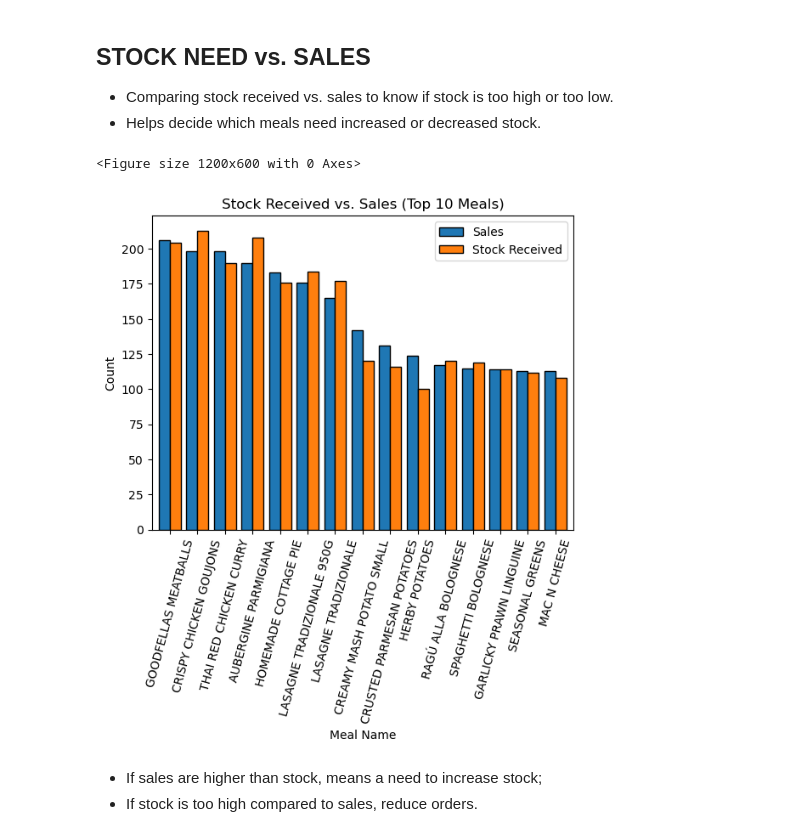
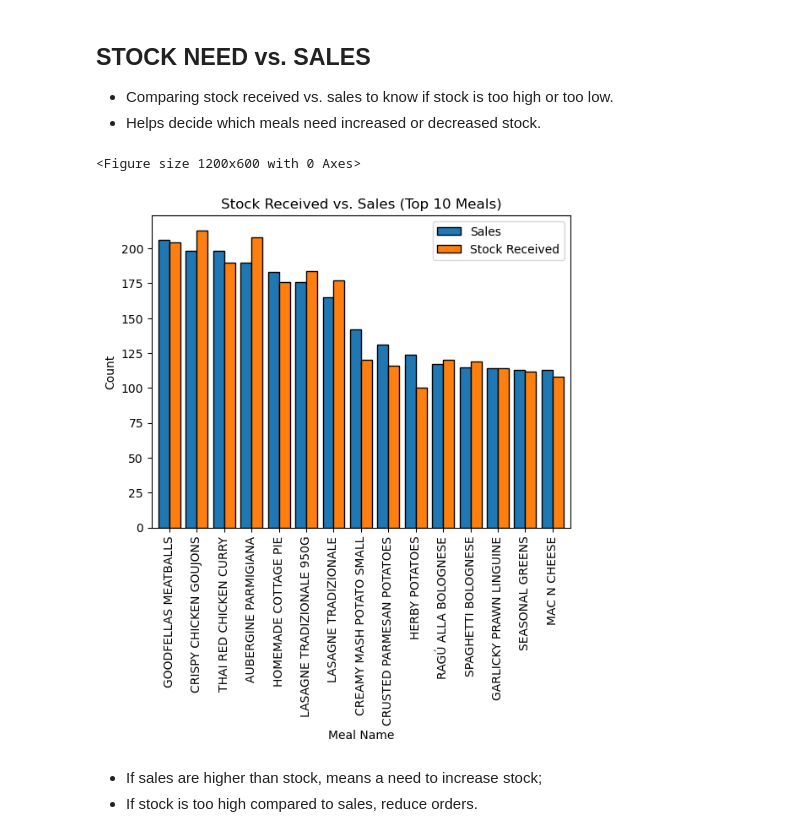
Before and after one commit to MorganeTassoneiro/CA1---Project-Strategic-Analysis, a Jupyter notebook: sales-data-analyse.ipynb, the cells around one changed output. Drawn from its saved outputs; the diff is of its cells as text; code cells hidden in the pictures.

```diff
--- a/sales-data-analyse.ipynb
+++ b/sales-data-analyse.ipynb
@@ -70,24 +70,24 @@ plt.show()
 # %%
 # columns
 stock_vs_sales = df.groupby("MealName").agg({
     "Sales": "sum",
     "Received": "sum",
     "InitialStock": "max",  # starting stock level
     "FinalStock": "min"     # final stock level
 }).sort_values(by="Sales", ascending=False)
 
 
 plt.figure(figsize=(12, 6))
 stock_vs_sales[["Sales", "Received"]].head(15).plot(kind="bar", width=0.8, edgecolor="black")
 plt.xlabel("Meal Name")
 plt.ylabel("Count")
 plt.title("Stock Received vs. Sales (Top 10 Meals)")
-plt.xticks(rotation=75)
+plt.xticks(rotation=90)
 plt.legend(["Sales", "Stock Received"])
 plt.show()
 # %% [output]
 <Figure size 1200x600 with 0 Axes>
-[figure, old version]
+[figure, new version]
 # %% [markdown]
 * If sales are higher than stock, means a need to increase stock;
 * If stock is too high compared to sales, reduce orders.
```
Also changed, not shown: 1 other file.
